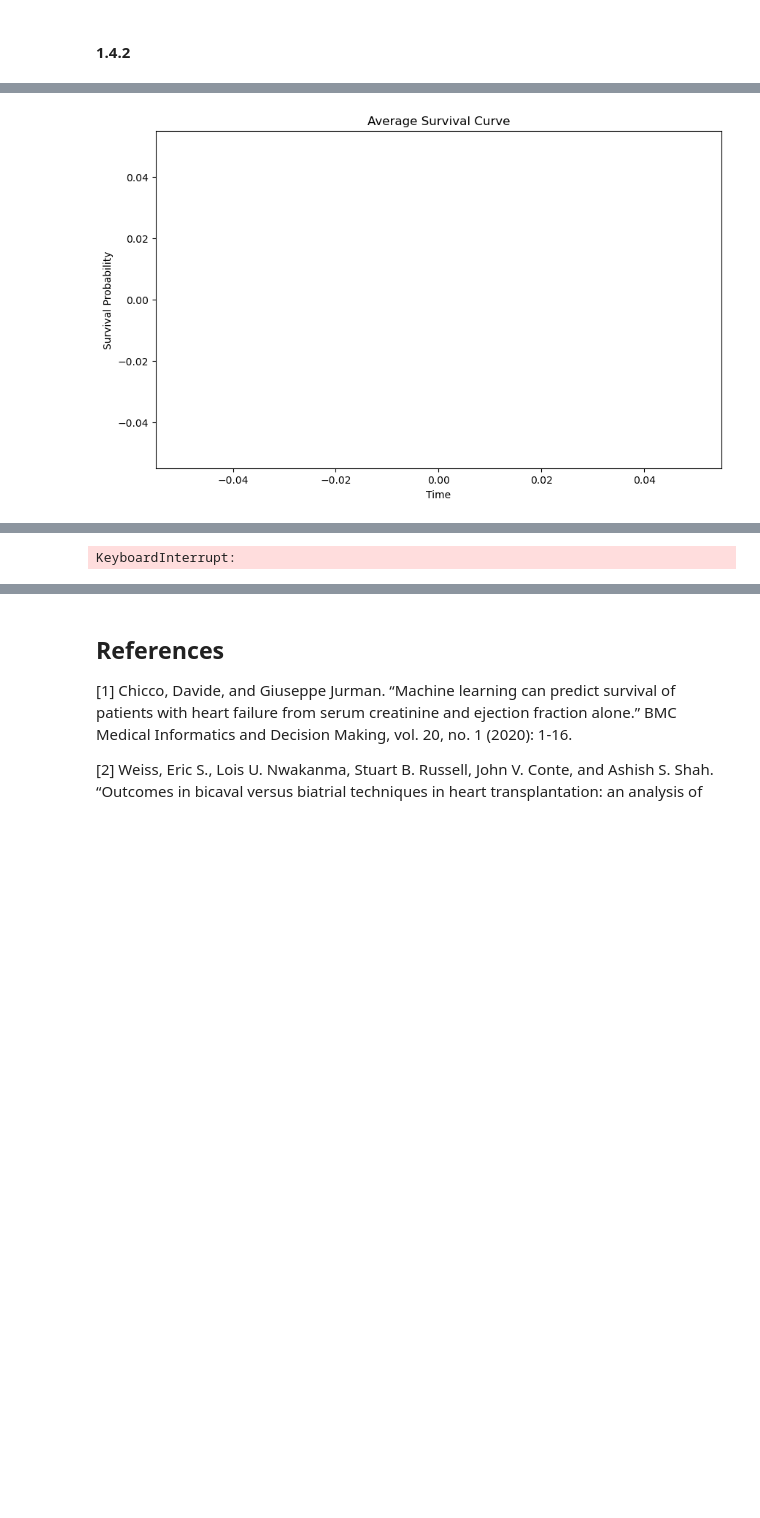
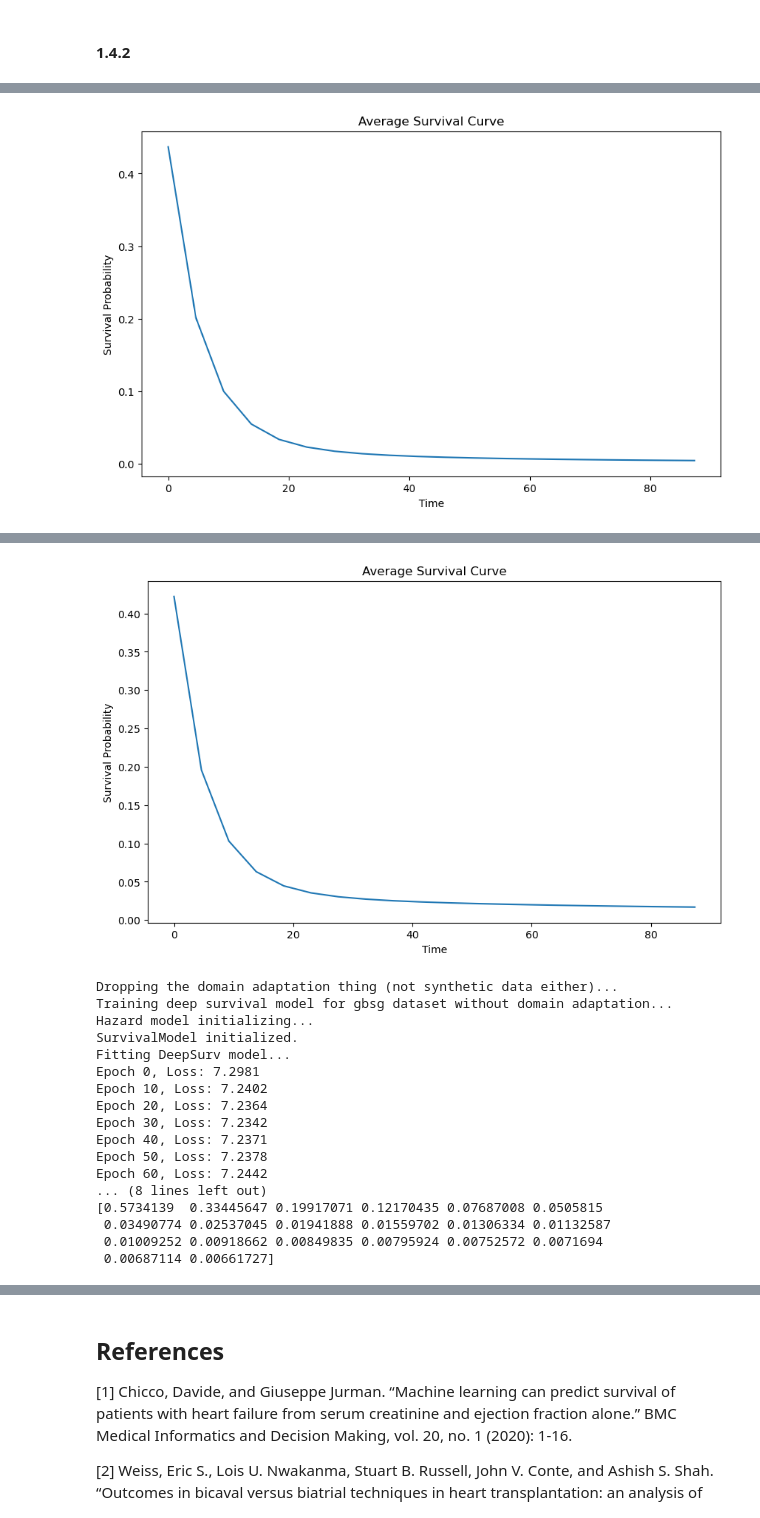
Before and after one commit to frances-dean/cph-200b, a Jupyter notebook: Proiect 1/Dean_PSet1_CPH200B.ipynb, the cells around one changed output, grey strips where cells are left out. Saved outputs shown, nothing was run; the diff lists cells and outputs as text; code cells hidden in the pictures; blank space fills up the shorter version.

```diff
--- a/Proiect 1/Dean_PSet1_CPH200B.ipynb
+++ b/Proiect 1/Dean_PSet1_CPH200B.ipynb
@@ -419,7 +427,7 @@ plot_km(surv_dataframe)
 from deep_survival import *
 
 DeepSurvivalModel = SurvivalModel(df = train, covariates = patient_variables)
-DeepSurvivalModel.fit(epochs = 100, batch_size=64)
+DeepSurvivalModel.fit(epochs = 200, batch_size=len(train)) # Model seems to be better not batched...
 # %% [output]
 Hazard model initializing...
 SurvivalModel initialized.
@@ -614,6 +635,7 @@ for pycox_dataset in ['gbsg', 'metabric', 'nwtco', 'support', 'flchain']:
 
     if pycox_dataset=='flchain':
         df = pd.get_dummies(df, columns=['chapter', 'sex'], drop_first=True)
+        df[df.select_dtypes(bool).columns] = df.select_dtypes(bool).astype(int)
 
     non_censored = df[df[event_col] == 1].dropna()
     censored = df[df[event_col] == 0].dropna()
@@ -664,7 +689,7 @@ Since this assumption was violated, we can consider modeling methods that handle
 
 for pycox_dataset in ['gbsg', 'metabric', 'nwtco', 'support', 'flchain']:
 
-    print(f'Prepping {pycox_dataset} dataset')
+    print(f'Prepping synthetic {pycox_dataset} dataset')
 
     event_col=key_col_names[pycox_dataset][1]
     duration_col=key_col_names[pycox_dataset][0]
@@ -687,22 +712,28 @@ for pycox_dataset in ['gbsg', 'metabric', 'nwtco', 'support', 'flchain']:
             pass
 
     if pycox_dataset=='flchain':
-        df = pd.get_dummies(df, columns=['chapter', 'sex'], drop_first=True)
-
+        try:
+            df = pd.get_dummies(df, columns=['chapter', 'sex'], drop_first=True)
+            df[df.select_dtypes(bool).columns] = df.select_dtypes(bool).astype(int)
+        except:
+            pass
 
     print(f'Training domain classifier for {pycox_dataset} dataset...')
     covariates = train_df.columns.drop([event_col, duration_col])
     domain_adaptation_model = DomainClassifier(input_dim=len(covariates))
 
 
-    domain_adaptation_model.fit(X = train_df[covariates], y = train_df[event_col], epochs=20, batch_size=32)
+    domain_adaptation_model.fit(X = train_df[covariates], y = train_df[event_col], epochs=20, batch_size=len(train_df))
     print(f'Domain classifier trained. AUC on test: {domain_adaptation_model.get_auc(test_df[covariates], test_df[event_col])}')
 
     print(f'Training deep survival model for {pycox_dataset} dataset...')
     DeepSurvivalModel = SurvivalModel(df = df, covariates = covariates,
                                       censor_col='censor_col', time_col=duration_col,
+                                      hidden_dims = [8, 8],
+                                        num_layers = [2, 2],
+                                        use_bn = True,
                                       domain_adapatation_model = domain_adaptation_model)
-    DeepSurvivalModel.fit(epochs = 100, batch_size=32)
+    DeepSurvivalModel.fit(epochs = 100, batch_size=len(df))
     print('Deep survival model trained.')
 
     print(f'Concordance index for {pycox_dataset} test dataset:')
@@ -722,7 +753,9 @@ for pycox_dataset in ['gbsg', 'metabric', 'nwtco', 'support', 'flchain']:
 
     if pycox_dataset=='flchain':
         df = pd.get_dummies(df, columns=['chapter', 'sex'], drop_first=True)
+        df[df.select_dtypes(bool).columns] = df.select_dtypes(bool).astype(int)
 
+    df = df.dropna()
     df['censor_col'] = 1- df[event_col]
 
     # Train test split
@@ -734,8 +767,11 @@ for pycox_dataset in ['gbsg', 'metabric', 'nwtco', 'support', 'flchain']:
     print(f'Training deep survival model for {pycox_dataset} dataset...')
     DeepSurvivalModel = SurvivalModel(df = df, covariates = covariates,
                                       censor_col='censor_col', time_col=duration_col,
+                                      hidden_dims = [256, 256],
+                                        num_layers = [5, 5],
+                                        use_bn = True,
                                       domain_adapatation_model = domain_adaptation_model)
-    DeepSurvivalModel.fit(epochs = 100, batch_size=32)
+    DeepSurvivalModel.fit(epochs = 100, batch_size=len(df))
     print('Deep survival model trained.')
 
     print(f'Concordance index for {pycox_dataset} test dataset:')
@@ -752,8 +788,11 @@ for pycox_dataset in ['gbsg', 'metabric', 'nwtco', 'support', 'flchain']:
 
     print(f'Training deep survival model for {pycox_dataset} dataset without domain adaptation...')
     DeepSurvivalModel = SurvivalModel(df = df, covariates = covariates,
+                                      hidden_dims = [256, 256],
+                                        num_layers = [5, 5],
+                                        use_bn = True,
                                       censor_col='censor_col', time_col=duration_col)
-    DeepSurvivalModel.fit(epochs = 100, batch_size=32)
+    DeepSurvivalModel.fit(epochs = 100, batch_size=len(df))
     print('Deep survival model trained.')
 
     print(f'Concordance index for {pycox_dataset} test dataset:')
@@ -798,4 +839,4 @@ Predicting survival probabilities...
-[figure, old version]
+[figure, new version]
 Trying without the synthetic data thing...
 Training deep survival model for gbsg dataset...
 Hazard model initializing...
@@ -813 +864,18 @@ Epoch 80, Loss: 21.7135
+[figure, added]
-KeyboardInterrupt:
+Dropping the domain adaptation thing (not synthetic data either)...
+Training deep survival model for gbsg dataset without domain adaptation...
+Hazard model initializing...
+SurvivalModel initialized.
+Fitting DeepSurv model...
+Epoch 0, Loss: 7.2981
+Epoch 10, Loss: 7.2402
+Epoch 20, Loss: 7.2364
+Epoch 30, Loss: 7.2342
+Epoch 40, Loss: 7.2371
+Epoch 50, Loss: 7.2378
+Epoch 60, Loss: 7.2442
+... (8 lines left out)
+[0.5734139  0.33445647 0.19917071 0.12170435 0.07687008 0.0505815
+ 0.03490774 0.02537045 0.01941888 0.01559702 0.01306334 0.01132587
+ 0.01009252 0.00918662 0.00849835 0.00795924 0.00752572 0.0071694
+ 0.00687114 0.00661727]
```
Also changed, not shown: parts of 26 cells of this notebook, 6 other files.
